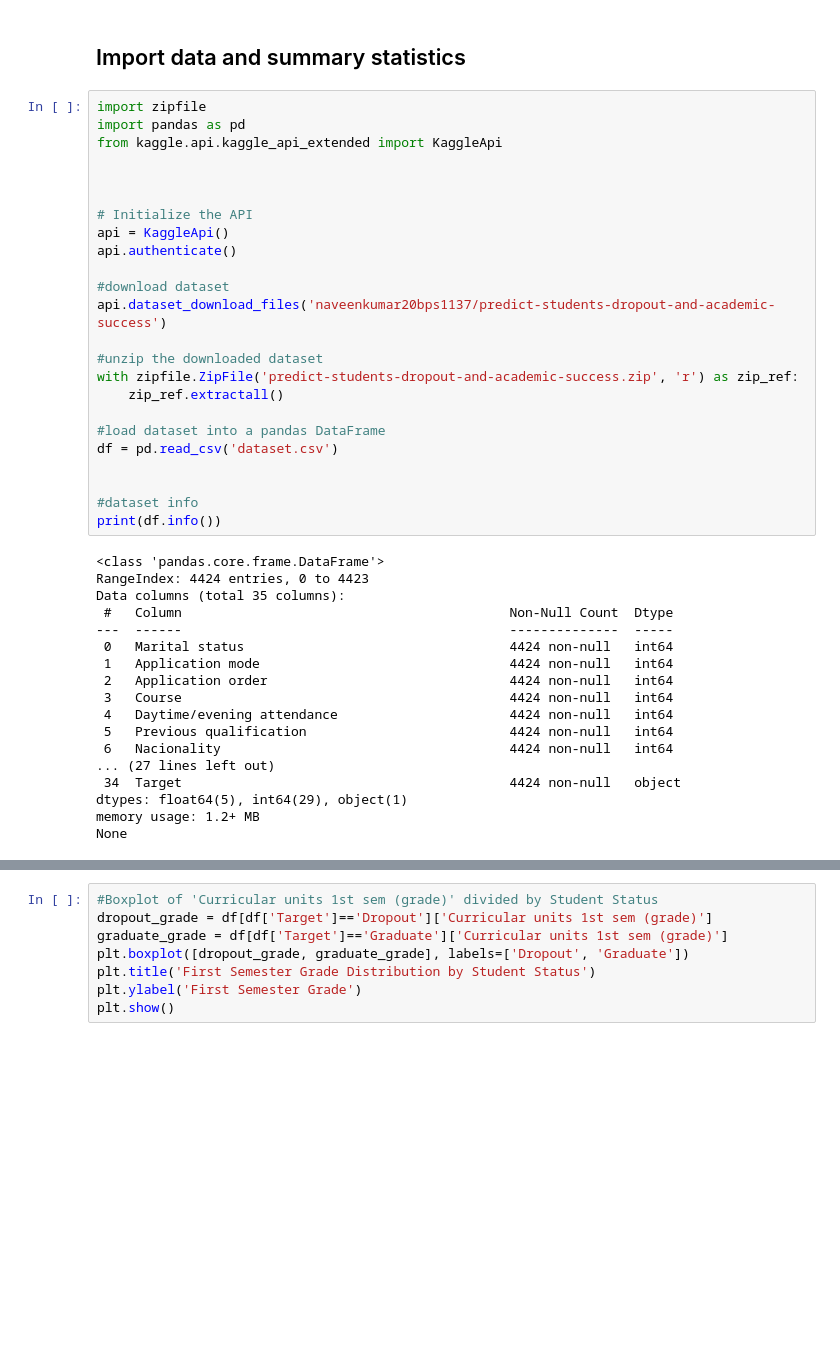
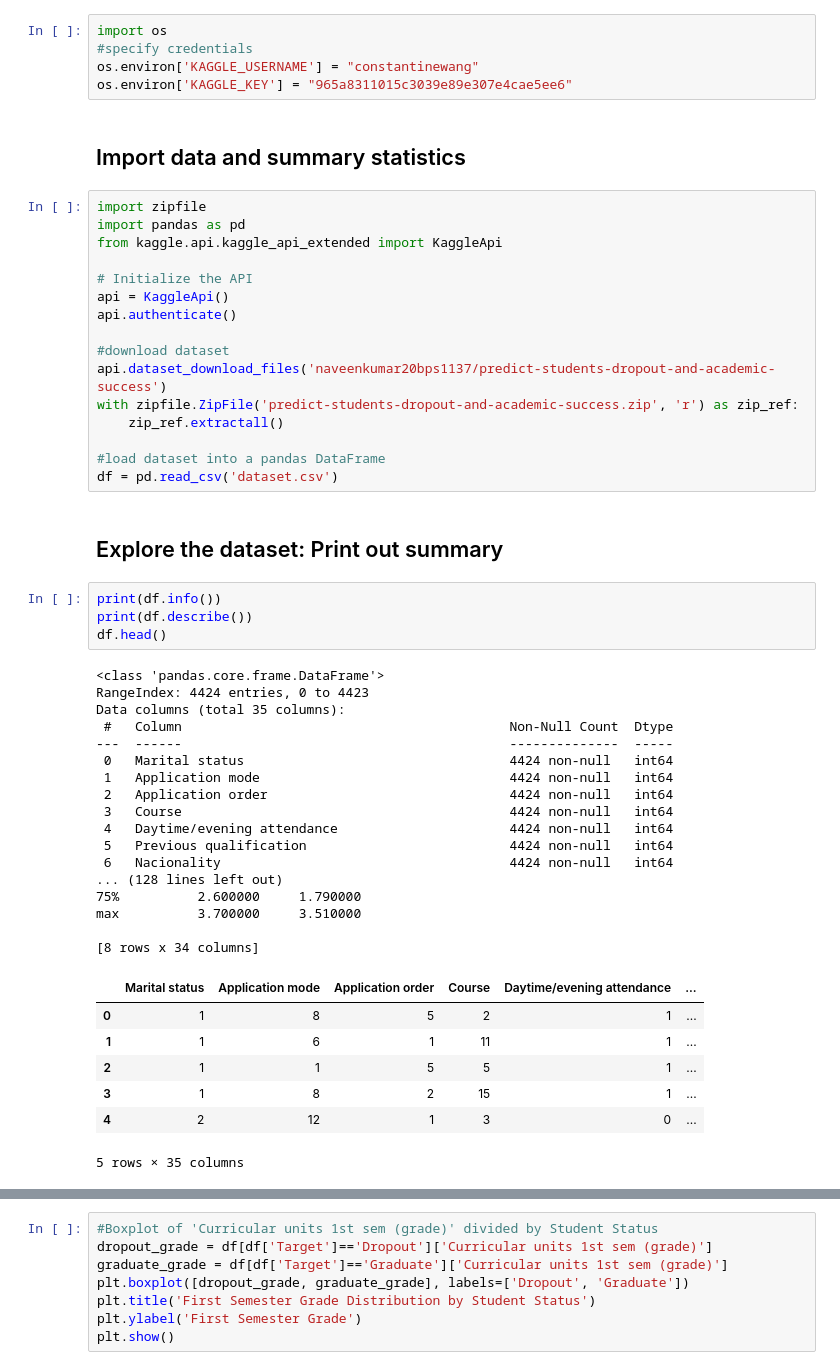
Before and after one commit to ConstantineWang/DGT140_final, a Jupyter notebook: final.ipynb, the cells around one changed output, grey strips where cells are left out. Saved outputs shown, nothing was run; the diff lists cells and outputs as text; blank space fills up the shorter version.

```diff
--- a/final.ipynb
+++ b/final.ipynb
@@ -51,11 +33,14 @@ Requirement already satisfied: six>=1.5 in /opt/conda/lib/python3.10/site-packag
+# %%
+import os
+#specify credentials
+os.environ['KAGGLE_USERNAME'] = "constantinewang"
+os.environ['KAGGLE_KEY'] = "965a8311015c3039e89e307e4cae5ee6"
 # %% [markdown]
 ## Import data and summary statistics
 # %%
 import zipfile
 import pandas as pd
 from kaggle.api.kaggle_api_extended import KaggleApi
-
-
 
 # Initialize the API
 api = KaggleApi()
@@ -63,33 +48,40 @@ api.authenticate()
 
 #download dataset
 api.dataset_download_files('naveenkumar20bps1137/predict-students-dropout-and-academic-success')
-
-#unzip the downloaded dataset
 with zipfile.ZipFile('predict-students-dropout-and-academic-success.zip', 'r') as zip_ref:
     zip_ref.extractall()
 
 #load dataset into a pandas DataFrame
 df = pd.read_csv('dataset.csv')
-
-
-#dataset info
-print(df.info())
-# %% [output]
-<class 'pandas.core.frame.DataFrame'>
-RangeIndex: 4424 entries, 0 to 4423
-Data columns (total 35 columns):
- #   Column                                          Non-Null Count  Dtype
----  ------                                          --------------  -----
- 0   Marital status                                  4424 non-null   int64
- 1   Application mode                                4424 non-null   int64
- 2   Application order                               4424 non-null   int64
- 3   Course                                          4424 non-null   int64
- 4   Daytime/evening attendance                      4424 non-null   int64
- 5   Previous qualification                          4424 non-null   int64
- 6   Nacionality                                     4424 non-null   int64
-... (27 lines left out)
- 34  Target                                          4424 non-null   object
-dtypes: float64(5), int64(29), object(1)
-memory usage: 1.2+ MB
-None
+# %% [markdown]
+## Explore the dataset: Print out summary
+# %%
+print(df.info())
+print(df.describe())
+df.head()
+# %% [output]
+<class 'pandas.core.frame.DataFrame'>
+RangeIndex: 4424 entries, 0 to 4423
+Data columns (total 35 columns):
+ #   Column                                          Non-Null Count  Dtype
+---  ------                                          --------------  -----
+ 0   Marital status                                  4424 non-null   int64
+ 1   Application mode                                4424 non-null   int64
+ 2   Application order                               4424 non-null   int64
+ 3   Course                                          4424 non-null   int64
+ 4   Daytime/evening attendance                      4424 non-null   int64
+ 5   Previous qualification                          4424 non-null   int64
+ 6   Nacionality                                     4424 non-null   int64
+... (128 lines left out)
+75%          2.600000     1.790000
+max          3.700000     3.510000
+
+[8 rows x 34 columns]
+|  | Marital status | Application mode | Application order | Course | Daytime/evening attendance | ... |
+| 0 | 1 | 8 | 5 | 2 | 1 | ... |
+| 1 | 1 | 6 | 1 | 11 | 1 | ... |
+| 2 | 1 | 1 | 5 | 5 | 1 | ... |
+| 3 | 1 | 8 | 2 | 15 | 1 | ... |
+| 4 | 2 | 12 | 1 | 3 | 0 | ... |
+5 rows × 35 columns
 # %% [markdown]
```
Also changed, not shown: parts of 35 cells of this notebook.
